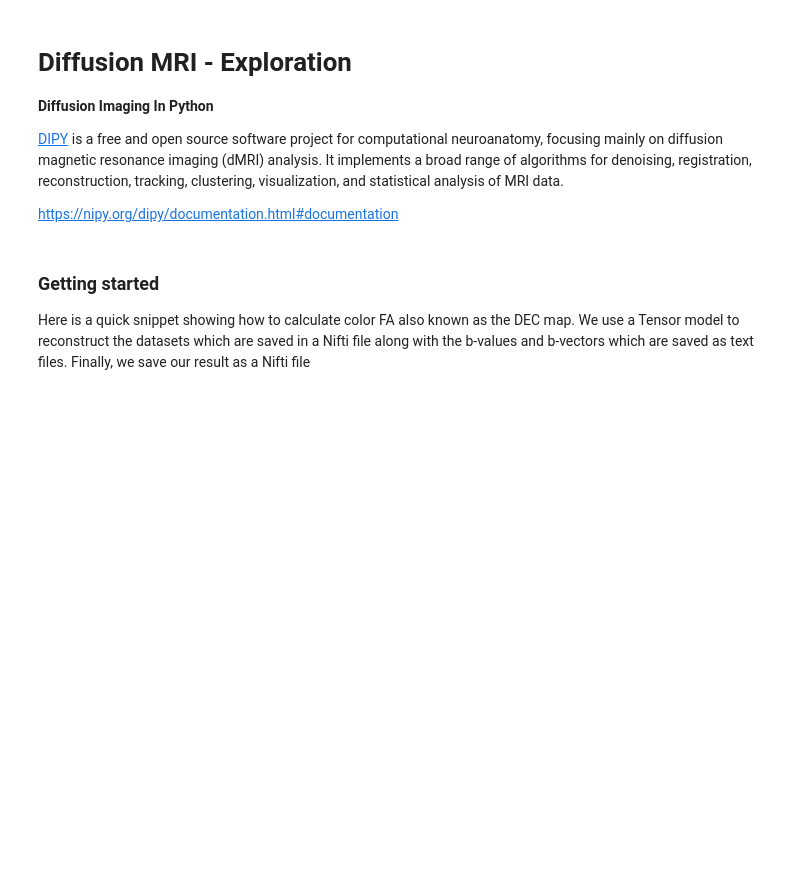
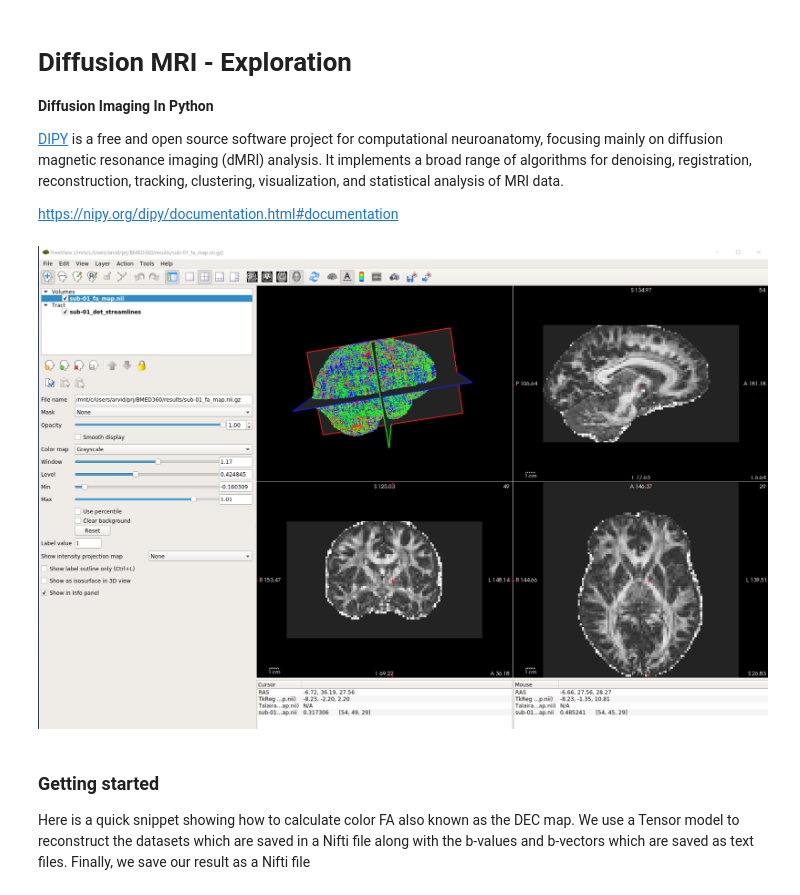
Before and after one commit to computational-medicine/BMED360, a Jupyter notebook: notebooks/3.0-diffusion-mri.ipynb, the cells around one changed output. Drawn from its saved outputs; the diff is of its cells as text; code cells hidden in the pictures; blank space fills up the shorter version.

```diff
--- a/notebooks/3.0-diffusion-mri.ipynb
+++ b/notebooks/3.0-diffusion-mri.ipynb
@@ -8,6 +8,11 @@ Copyright (c) 2019 Computational-Medicine
 [DIPY](http://nipy.org/dipy) is a free and open source software project for computational neuroanatomy, focusing mainly on diffusion magnetic resonance imaging (dMRI) analysis. It implements a broad range of algorithms for denoising, registration, reconstruction, tracking, clustering, visualization, and statistical analysis of MRI data.
 
 https://nipy.org/dipy/documentation.html#documentation
+# %%
+from IPython.display import Image
+Image(filename= './assets/sub-01_dwi_dipy_fa_streamlines.png', width=800)
+# %% [output]
+[figure, added]
 # %% [markdown]
 ### Getting started
 
```
Also changed, not shown: parts of 30 cells of this notebook, 4 other files.
